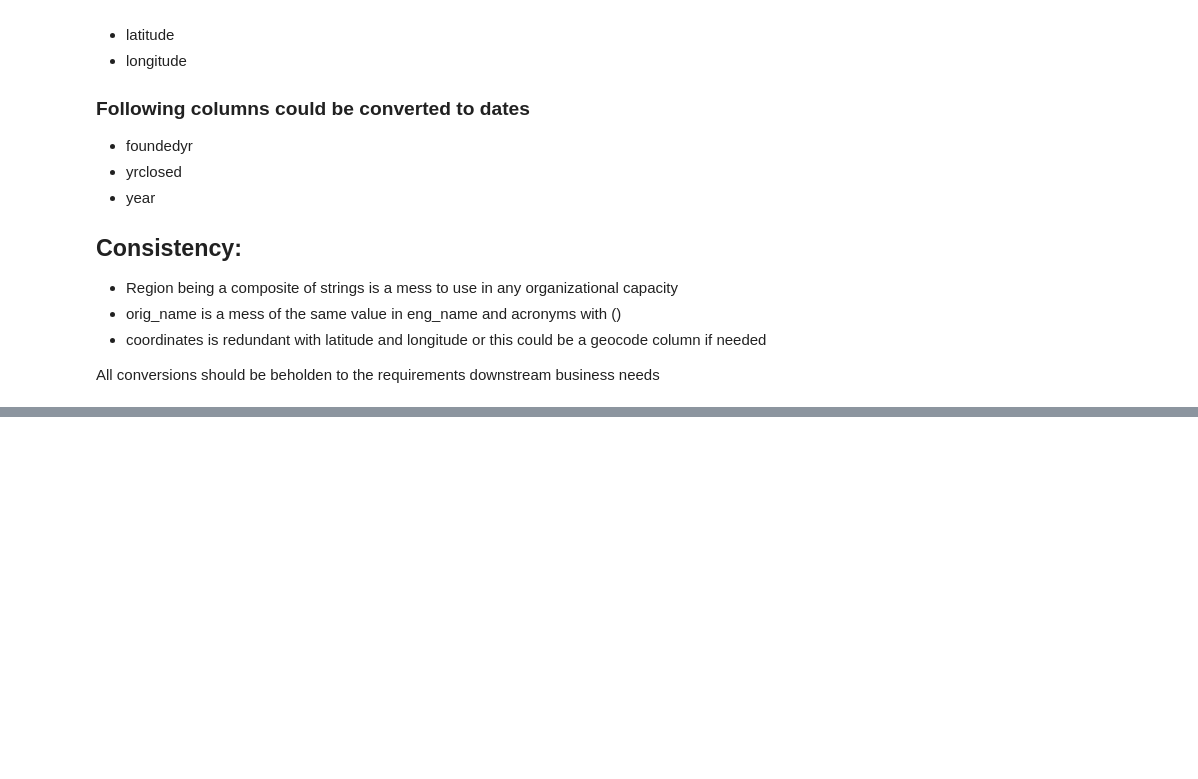
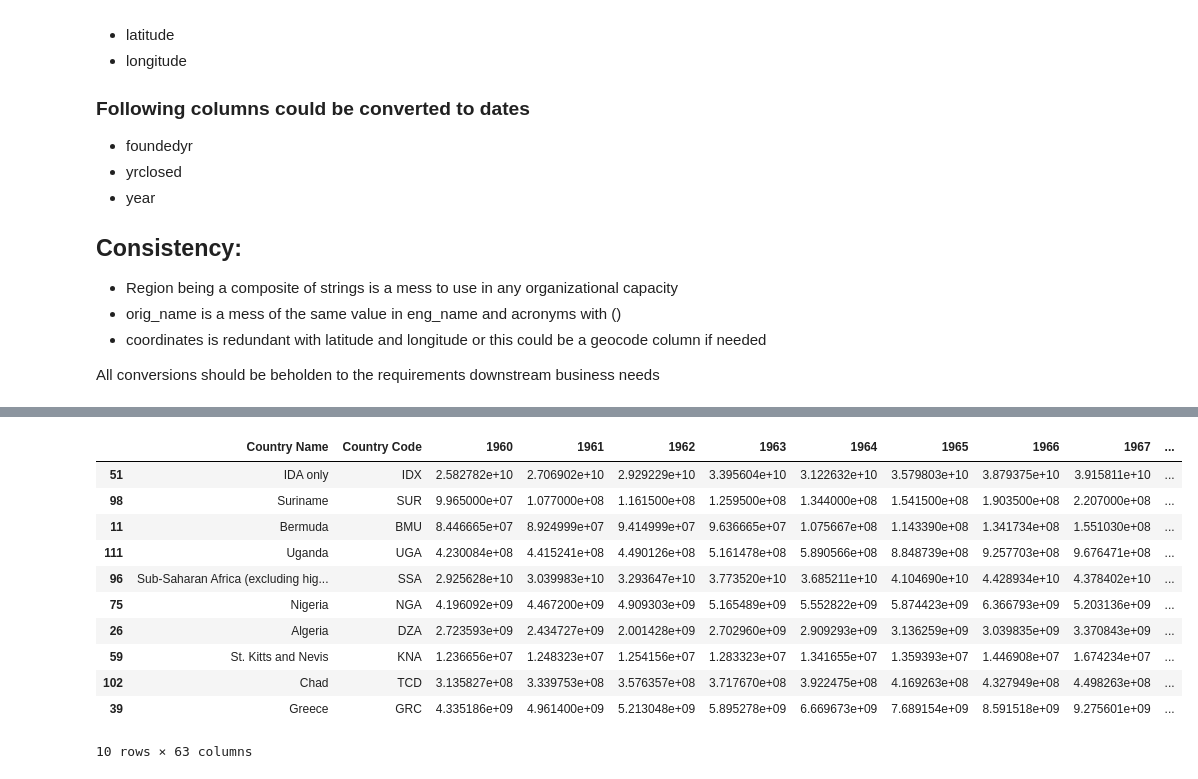
Before and after one commit to beicbi2026/college-board, a Jupyter notebook: ETL.ipynb, the cells around one changed output, grey strips where cells are left out. Saved outputs shown, nothing was run; the diff lists cells and outputs as text; code cells hidden in the pictures; blank space fills up the shorter version.

```diff
--- a/ETL.ipynb
+++ b/ETL.ipynb
@@ -147,0 +150,6 @@ All conversions should be beholden to the requirements downstream business needs
+# %%
+df_gdp = pd.read_csv("Countries_GDP_1960-2020.csv")
+# %%
+pd.set_option("display.max_info_columns", 26)
+df_gdp.info(verbose=True)
+pd.reset_option("display.max_info_columns")
@@ -147,0 +174,15 @@ All conversions should be beholden to the requirements downstream business needs
+# %%
+df_gdp.sample(10)
+# %% [output]
+|  | Country Name | Country Code | 1960 | 1961 | 1962 | 1963 | 1964 | 1965 | 1966 | 1967 | ... |
+| 51 | IDA only | IDX | 2.582782e+10 | 2.706902e+10 | 2.929229e+10 | 3.395604e+10 | 3.122632e+10 | 3.579803e+10 | 3.879375e+10 | 3.915811e+10 | ... |
+| 98 | Suriname | SUR | 9.965000e+07 | 1.077000e+08 | 1.161500e+08 | 1.259500e+08 | 1.344000e+08 | 1.541500e+08 | 1.903500e+08 | 2.207000e+08 | ... |
+| 11 | Bermuda | BMU | 8.446665e+07 | 8.924999e+07 | 9.414999e+07 | 9.636665e+07 | 1.075667e+08 | 1.143390e+08 | 1.341734e+08 | 1.551030e+08 | ... |
+| 111 | Uganda | UGA | 4.230084e+08 | 4.415241e+08 | 4.490126e+08 | 5.161478e+08 | 5.890566e+08 | 8.848739e+08 | 9.257703e+08 | 9.676471e+08 | ... |
+| 96 | Sub-Saharan Africa (excluding hig... | SSA | 2.925628e+10 | 3.039983e+10 | 3.293647e+10 | 3.773520e+10 | 3.685211e+10 | 4.104690e+10 | 4.428934e+10 | 4.378402e+10 | ... |
+| 75 | Nigeria | NGA | 4.196092e+09 | 4.467200e+09 | 4.909303e+09 | 5.165489e+09 | 5.552822e+09 | 5.874423e+09 | 6.366793e+09 | 5.203136e+09 | ... |
+| 26 | Algeria | DZA | 2.723593e+09 | 2.434727e+09 | 2.001428e+09 | 2.702960e+09 | 2.909293e+09 | 3.136259e+09 | 3.039835e+09 | 3.370843e+09 | ... |
+| 59 | St. Kitts and Nevis | KNA | 1.236656e+07 | 1.248323e+07 | 1.254156e+07 | 1.283323e+07 | 1.341655e+07 | 1.359393e+07 | 1.446908e+07 | 1.674234e+07 | ... |
+| 102 | Chad | TCD | 3.135827e+08 | 3.339753e+08 | 3.576357e+08 | 3.717670e+08 | 3.922475e+08 | 4.169263e+08 | 4.327949e+08 | 4.498263e+08 | ... |
+| 39 | Greece | GRC | 4.335186e+09 | 4.961400e+09 | 5.213048e+09 | 5.895278e+09 | 6.669673e+09 | 7.689154e+09 | 8.591518e+09 | 9.275601e+09 | ... |
+10 rows × 63 columns
```
Also changed, not shown: parts of 6 cells of this notebook.
